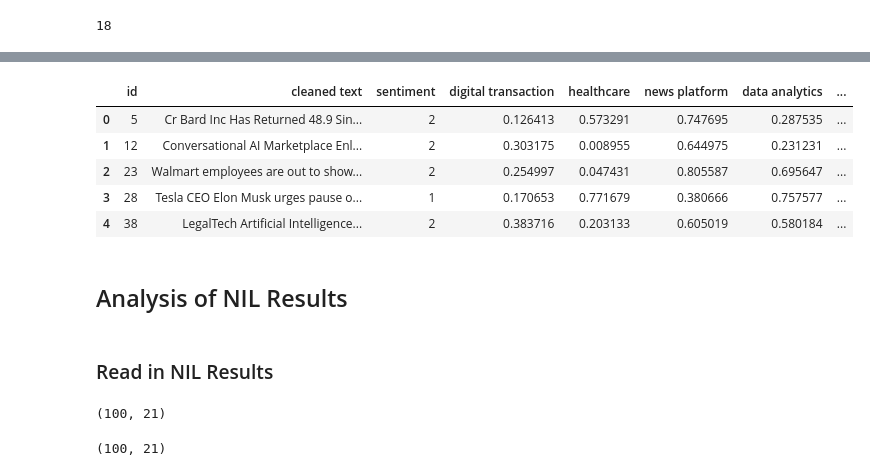
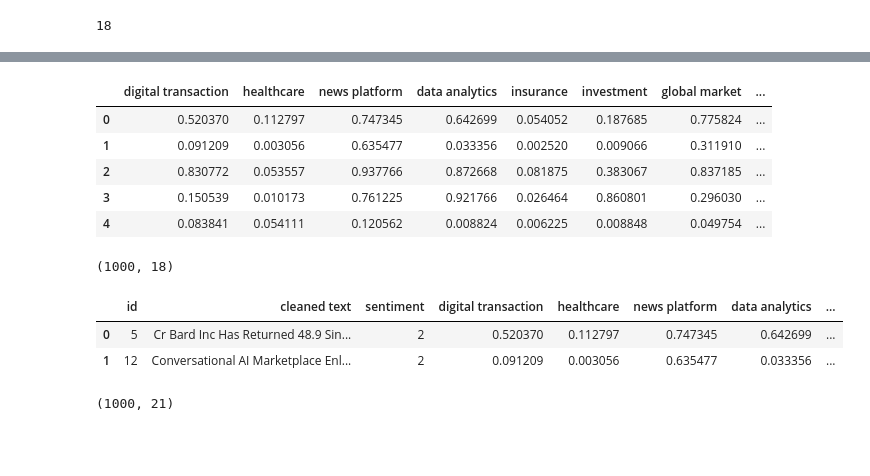
Before and after one commit to slvhuang/Final-Project-NLP, a Jupyter notebook: 3.1_topic_sentiment.ipynb, the cells around one changed output, grey strips where cells are left out. Drawn from its saved outputs; the diff is of its cells as text; code cells hidden in the pictures; blank space fills up the shorter version.

```diff
--- a/3.1_topic_sentiment.ipynb
+++ b/3.1_topic_sentiment.ipynb
@@ -321,15 +283,15 @@ pos_news_topics.info()
 # %%
 # Put reviews in a list
-seq_neg = df_news_negative['cleaned text'].to_list()
+seq_neg = df_news_negative['cleaned text'].sample(1000).to_list()
 
 # Set the hyppothesis template
 hypothesis_template = "The topic of this news article is {}."
 # %%
 %%time
 
-topic_neg = zsl.predict(seq_pos,
+topic_neg = zsl.predict(seq_neg,
                         labels=candidate_labels,
                         include_labels=False,
                         nli_template=hypothesis_template,
-                        batch_size = 18)
+                        batch_size=18)
 # %% [output]
@@ -338 +300,15 @@ Wall time: 3min 27s
+# %%
+neg_pred_df = pd.DataFrame(topic_neg, columns=candidate_labels)
+neg_pred_df.head()
+# %% [output]
+|  | digital transaction | healthcare | news platform | data analytics | insurance | investment | global market | ... |
+| 0 | 0.520370 | 0.112797 | 0.747345 | 0.642699 | 0.054052 | 0.187685 | 0.775824 | ... |
+| 1 | 0.091209 | 0.003056 | 0.635477 | 0.033356 | 0.002520 | 0.009066 | 0.311910 | ... |
+| 2 | 0.830772 | 0.053557 | 0.937766 | 0.872668 | 0.081875 | 0.383067 | 0.837185 | ... |
+| 3 | 0.150539 | 0.010173 | 0.761225 | 0.921766 | 0.026464 | 0.860801 | 0.296030 | ... |
+| 4 | 0.083841 | 0.054111 | 0.120562 | 0.008824 | 0.006225 | 0.008848 | 0.049754 | ... |
+# %%
+neg_pred_df.shape
+# %% [output]
+(1000, 18)
 # %%
@@ -344,33 +317,20 @@ neg_pred_df.to_json('result/neg_pred.json', orient='records', lines=True)
 # %%
 neg_news_topics = df_news_negative.join(neg_pred_df, how='inner')
 neg_news_topics = neg_news_topics[['id', 'cleaned text', 'sentiment'] + candidate_labels]
-
-# SAVE THE RESULTS
-neg_news_topics.to_json('result/neg_news_topics.json', orient='records', lines=True)
 
 # Reset multi-level index
 neg_news_topics.columns = neg_news_topics.columns.get_level_values(0)
 
 # Select the small-ish articles only
-neg_news_topics.head()
+neg_news_topics.head(2)
 # %% [output]
 |  | id | cleaned text | sentiment | digital transaction | healthcare | news platform | data analytics | ... |
-| 0 | 5 | Cr Bard Inc Has Returned 48.9 Sin... | 2 | 0.126413 | 0.573291 | 0.747695 | 0.287535 | ... |
-| 1 | 12 | Conversational AI Marketplace Enl... | 2 | 0.303175 | 0.008955 | 0.644975 | 0.231231 | ... |
-| 2 | 23 | Walmart employees are out to show... | 2 | 0.254997 | 0.047431 | 0.805587 | 0.695647 | ... |
-| 3 | 28 | Tesla CEO Elon Musk urges pause o... | 1 | 0.170653 | 0.771679 | 0.380666 | 0.757577 | ... |
-| 4 | 38 | LegalTech Artificial Intelligence... | 2 | 0.383716 | 0.203133 | 0.605019 | 0.580184 | ... |
+| 0 | 5 | Cr Bard Inc Has Returned 48.9 Sin... | 2 | 0.520370 | 0.112797 | 0.747345 | 0.642699 | ... |
+| 1 | 12 | Conversational AI Marketplace Enl... | 2 | 0.091209 | 0.003056 | 0.635477 | 0.033356 | ... |
-# %% [markdown]
-## Analysis of NIL Results
-# %% [markdown]
-### Read in NIL Results
+# %%
+neg_news_topics.shape
+# %% [output]
+(1000, 21)
 # %%
-pos_nil = pd.read_json('result/pos_news_topics.json', orient='records', lines=True)
-pos_nil.shape
+# SAVE THE RESULTS
+neg_news_topics.to_json('result/neg_news_topics.json', orient='records', lines=True)
-# %% [output]
-(100, 21)
-# %%
-neg_nil = pd.read_json('result/neg_news_topics.json', orient='records', lines=True)
-neg_nil.shape
-# %% [output]
-(100, 21)
```
Also changed, not shown: parts of 23 cells of this notebook, 4 other files.
